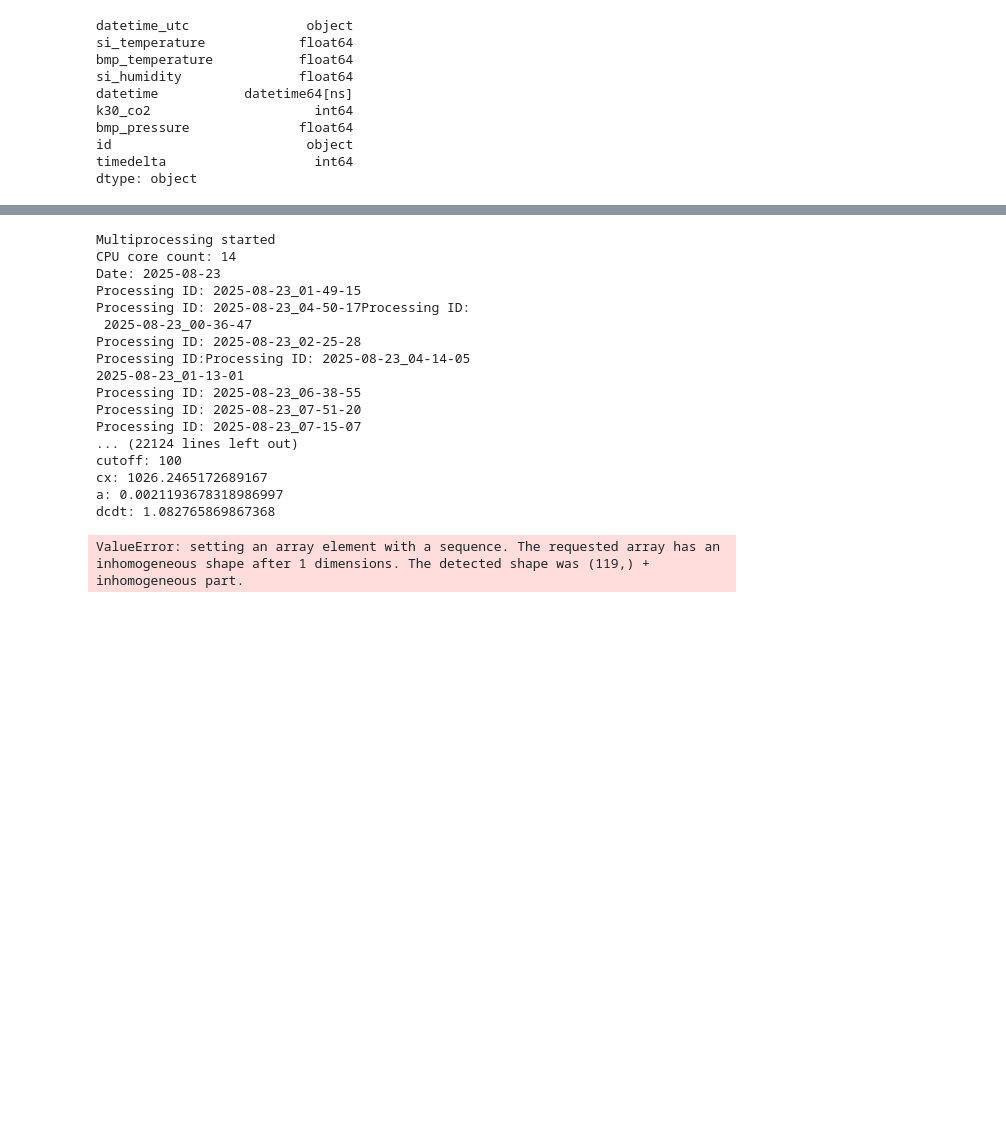
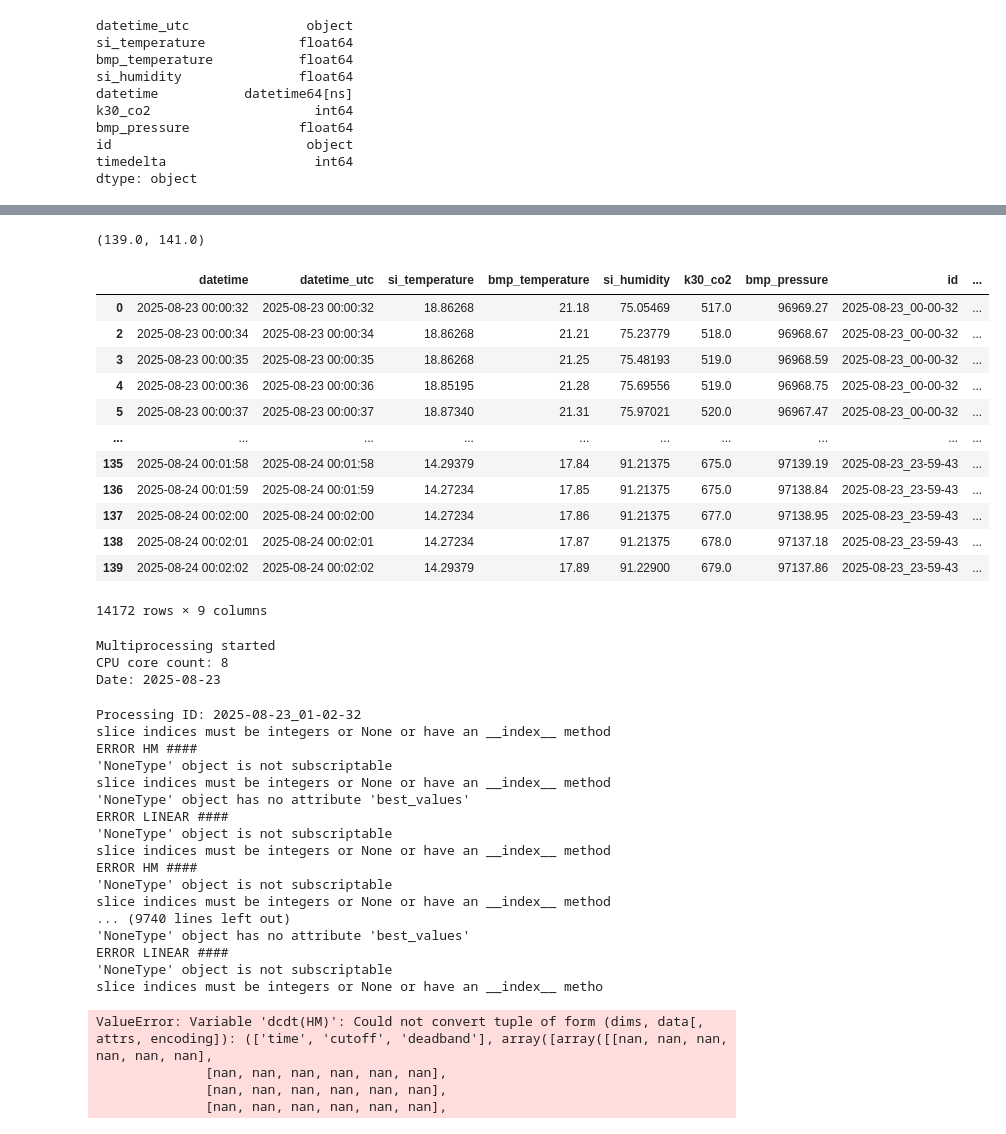
Before and after one commit to alexnaoki/soilgasflux_fcs, a Jupyter notebook: notebooks/run.ipynb, the cells around one changed output, grey strips where cells are left out. Cells and saved outputs as stored; diff of their text form; code cells hidden in the pictures; blank space fills up the shorter version.

```diff
--- a/notebooks/run.ipynb
+++ b/notebooks/run.ipynb
@@ -62,23 +72,54 @@ datetime
+# %%
+df_interpolated.groupby(by='id')['timedelta'].max().min(),df_interpolated.groupby(by='id')['timedelta'].max().max()
+# %% [output]
+(139.0, 141.0)
+# %%
+df_interpolated.loc[df_interpolated['timedelta']>df_interpolated.groupby(by='id')['timedelta'].max().min()] = np.nan
+# %%
+df_interpolated.dropna(inplace=True)
+# %%
+df_interpolated
+# %% [output]
+|  | datetime | datetime_utc | si_temperature | bmp_temperature | si_humidity | k30_co2 | bmp_pressure | id | ... |
+| 0 | 2025-08-23 00:00:32 | 2025-08-23 00:00:32 | 18.86268 | 21.18 | 75.05469 | 517.0 | 96969.27 | 2025-08-23_00-00-32 | ... |
+| 2 | 2025-08-23 00:00:34 | 2025-08-23 00:00:34 | 18.86268 | 21.21 | 75.23779 | 518.0 | 96968.67 | 2025-08-23_00-00-32 | ... |
+| 3 | 2025-08-23 00:00:35 | 2025-08-23 00:00:35 | 18.86268 | 21.25 | 75.48193 | 519.0 | 96968.59 | 2025-08-23_00-00-32 | ... |
+| 4 | 2025-08-23 00:00:36 | 2025-08-23 00:00:36 | 18.85195 | 21.28 | 75.69556 | 519.0 | 96968.75 | 2025-08-23_00-00-32 | ... |
+| 5 | 2025-08-23 00:00:37 | 2025-08-23 00:00:37 | 18.87340 | 21.31 | 75.97021 | 520.0 | 96967.47 | 2025-08-23_00-00-32 | ... |
+| ... | ... | ... | ... | ... | ... | ... | ... | ... | ... |
+| 135 | 2025-08-24 00:01:58 | 2025-08-24 00:01:58 | 14.29379 | 17.84 | 91.21375 | 675.0 | 97139.19 | 2025-08-23_23-59-43 | ... |
+| 136 | 2025-08-24 00:01:59 | 2025-08-24 00:01:59 | 14.27234 | 17.85 | 91.21375 | 675.0 | 97138.84 | 2025-08-23_23-59-43 | ... |
+| 137 | 2025-08-24 00:02:00 | 2025-08-24 00:02:00 | 14.27234 | 17.86 | 91.21375 | 677.0 | 97138.95 | 2025-08-23_23-59-43 | ... |
+| 138 | 2025-08-24 00:02:01 | 2025-08-24 00:02:01 | 14.27234 | 17.87 | 91.21375 | 678.0 | 97137.18 | 2025-08-23_23-59-43 | ... |
+| 139 | 2025-08-24 00:02:02 | 2025-08-24 00:02:02 | 14.29379 | 17.89 | 91.22900 | 679.0 | 97137.86 | 2025-08-23_23-59-43 | ... |
+14172 rows × 9 columns
 # %%
 a = multiprocess_raw_data.Multiprocessor()
-# b = a.run(df=df, chamber_id='test07_noNorm_ln_v2test4', output_folder=r'/Users/alexnaokiasatokobayashi/Documents/FCS/processed_data')
-b = a.run(df=df, chamber_id='test01_20250823', output_folder=r'/Users/alexnaokiasatokobayashi/Documents/data/Gals/results')
+
+# b = a.run(df=df, chamber_id='test01_20250823', output_folder=r'/Users/alexnaokiasatokobayashi/Documents/data/Gals/results')
+b = a.run(df=df_interpolated, chamber_id='test01_20250823', output_folder=r'/Users/alexnaokiasatokobayashi/Documents/data/low-cost_sensor/gals_20250829/results')
 # %% [output]
 Multiprocessing started
-CPU core count: 14
+CPU core count: 8
 Date: 2025-08-23
-Processing ID: 2025-08-23_01-49-15
-Processing ID: 2025-08-23_04-50-17Processing ID:
- 2025-08-23_00-36-47
-Processing ID: 2025-08-23_02-25-28
-Processing ID:Processing ID: 2025-08-23_04-14-05
-2025-08-23_01-13-01
-Processing ID: 2025-08-23_06-38-55
-Processing ID: 2025-08-23_07-51-20
-Processing ID: 2025-08-23_07-15-07
-... (22124 lines left out)
-cutoff: 100
-cx: 1026.2465172689167
-a: 0.0021193678318986997
-dcdt: 1.082765869867368
-ValueError: setting an array element with a sequence. The requested array has an inhomogeneous shape after 1 dimensions. The detected shape was (119,) + inhomogeneous part.
+Processing ID: 2025-08-23_01-02-32
+slice indices must be integers or None or have an __index__ method
+ERROR HM ####
+'NoneType' object is not subscriptable
+slice indices must be integers or None or have an __index__ method
+'NoneType' object has no attribute 'best_values'
+ERROR LINEAR ####
+'NoneType' object is not subscriptable
+slice indices must be integers or None or have an __index__ method
+ERROR HM ####
+'NoneType' object is not subscriptable
+slice indices must be integers or None or have an __index__ method
+... (9740 lines left out)
+'NoneType' object has no attribute 'best_values'
+ERROR LINEAR ####
+'NoneType' object is not subscriptable
+slice indices must be integers or None or have an __index__ metho
+ValueError: Variable 'dcdt(HM)': Could not convert tuple of form (dims, data[, attrs, encoding]): (['time', 'cutoff', 'deadband'], array([array([[nan, nan, nan, nan, nan, nan],
+              [nan, nan, nan, nan, nan, nan],
+              [nan, nan, nan, nan, nan, nan],
+              [nan, nan, nan, nan, nan, nan],
```
Also changed, not shown: parts of 5 cells of this notebook.
